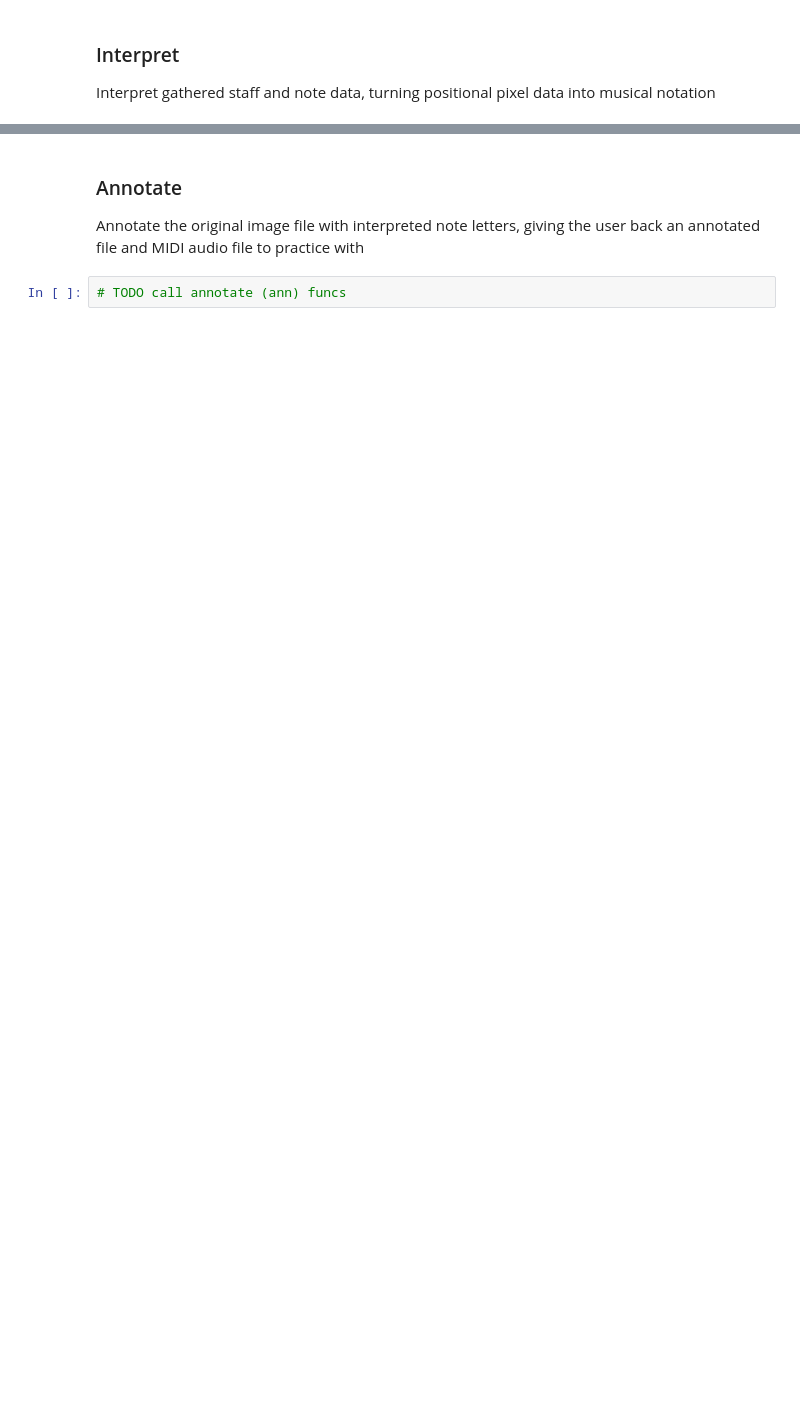
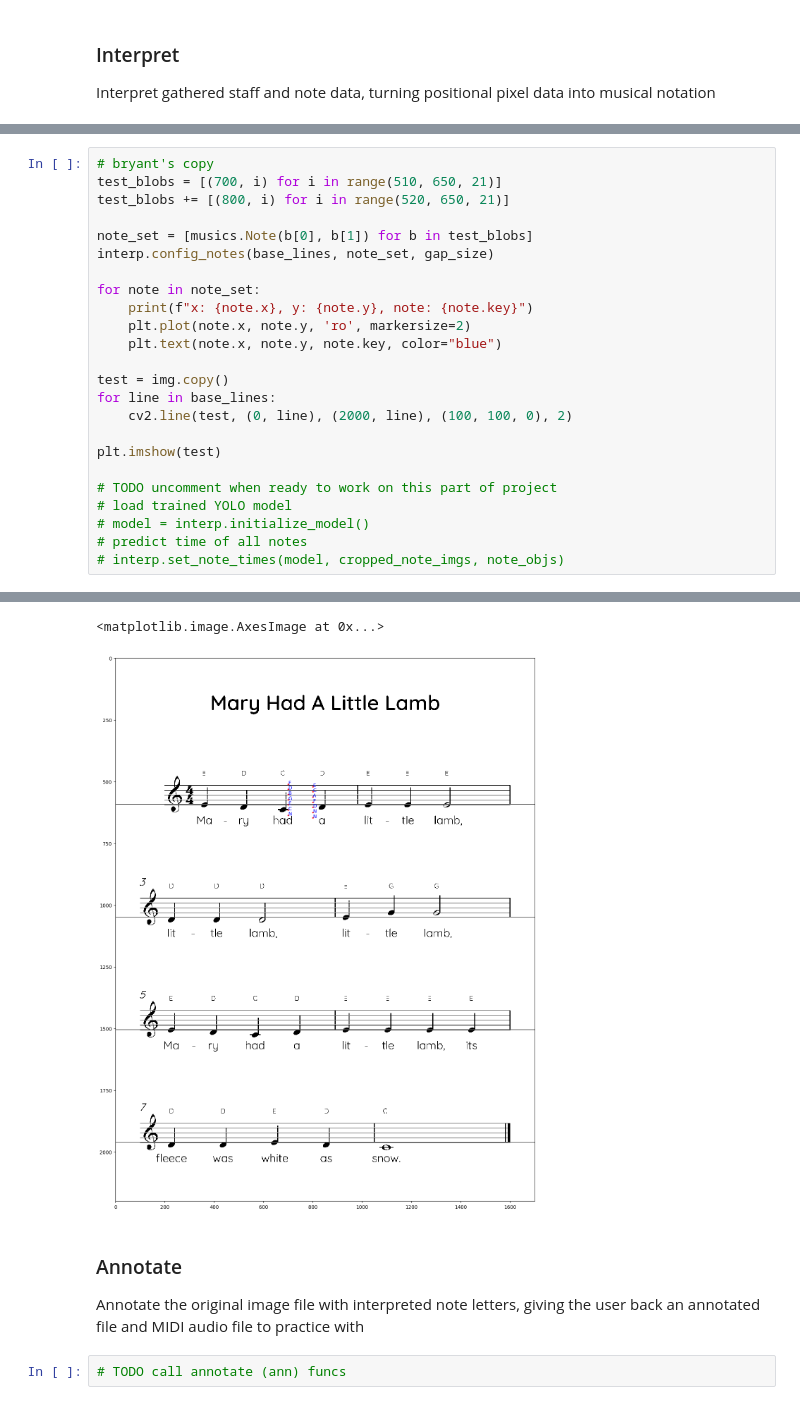
Before and after one commit to bperk25/presto, a Jupyter notebook: main.ipynb, the cells around one changed output, grey strips where cells are left out. Drawn from its saved outputs; the diff is of its cells as text; blank space fills up the shorter version.

```diff
--- a/main.ipynb
+++ b/main.ipynb
@@ -122,0 +144,25 @@ x: 800, y: 646, note: N
+# %%
+# bryant's copy
+test_blobs = [(700, i) for i in range(510, 650, 21)]
+test_blobs += [(800, i) for i in range(520, 650, 21)]
+
+note_set = [musics.Note(b[0], b[1]) for b in test_blobs]
+interp.config_notes(base_lines, note_set, gap_size)
+
+for note in note_set:
+    print(f"x: {note.x}, y: {note.y}, note: {note.key}")
+    plt.plot(note.x, note.y, 'ro', markersize=2)
+    plt.text(note.x, note.y, note.key, color="blue")
+
+test = img.copy()
+for line in base_lines:
+    cv2.line(test, (0, line), (2000, line), (100, 100, 0), 2)
+
+plt.imshow(test)
+
+# TODO uncomment when ready to work on this part of project
+# load trained YOLO model
+# model = interp.initialize_model()
+# predict time of all notes
+# interp.set_note_times(model, cropped_note_imgs, note_objs)
+# %% [output]
@@ -123,3 +183,5 @@ x: 800, y: 646, note: N
+<matplotlib.image.AxesImage at 0x...>
+[figure, added]
 # %% [markdown]
 ### Annotate
 Annotate the original image file with interpreted note letters, giving the user back an annotated file and MIDI audio file to practice with
```
Also changed, not shown: parts of 4 cells of this notebook, 1 other file.
